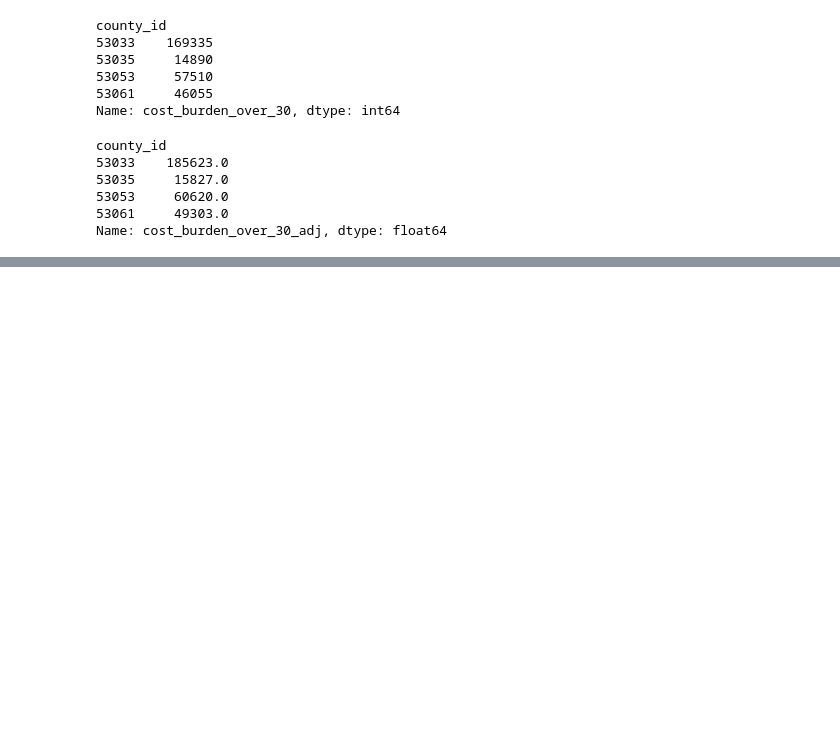
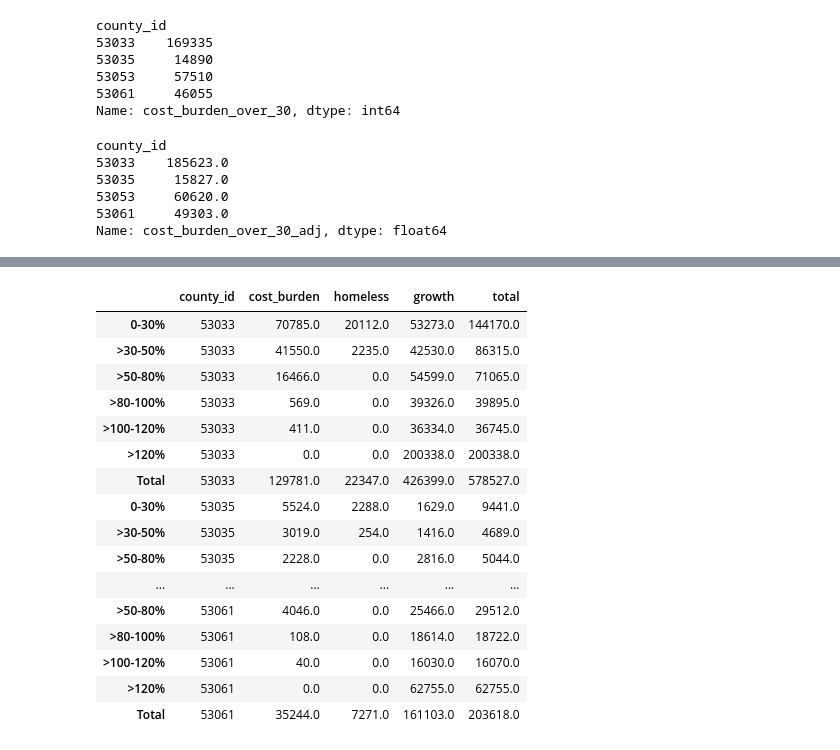
Before and after one commit to psrc/housing-need, a Jupyter notebook: projects/summer2026/scratch.ipynb, the cells around one changed output, grey strips where cells are left out. Saved outputs shown, nothing was run; the diff lists cells and outputs as text; code cells hidden in the pictures; blank space fills up the shorter version.

```diff
--- a/projects/summer2026/scratch.ipynb
+++ b/projects/summer2026/scratch.ipynb
@@ -71,0 +190,12 @@ chas
+# %%
+# Exhibit 23: additional housing to accommodate population growth
+cb_prod = cb_need.groupby('county_id')['new_production'].sum()
+ex23 = pd.DataFrame({
+    'total_net_new': county_sum[need_col] - county_sum[units_col],
+    'cost_burden_prod': cb_prod,
+    'homeless': hl[['0-30%', '>30-50%']].sum(axis=1),
+})
+ex23['growth'] = (ex23['total_net_new'] - ex23['cost_burden_prod'] - ex23['homeless']).clip(lower=0)
+# If baseline needs exceed the total, the total is raised to match and there is no growth component
+ex23['total_net_new_adj'] = ex23[['cost_burden_prod', 'homeless', 'growth']].sum(axis=1)
+ex23.round()
@@ -71,0 +262,37 @@ chas
+# %%
+# Exhibit 25: total net new housing need by income level
+cb_by_level = cb_need.pivot(index='county_id', columns='income_level', values='new_production').reindex(columns=levels)
+cb_by_level['>120%'] = 0.0
+hl_by_level = pd.DataFrame(0.0, index=cb_by_level.index, columns=levels6)
+hl_by_level[['0-30%', '>30-50%']] = hl[['0-30%', '>30-50%']]
+growth_by_level = pct.mul(ex23['growth'], axis=0)
+
+rows = []
+for cid in cb_by_level.index:
+    df = pd.DataFrame({
+        'cost_burden': cb_by_level.loc[cid], 'homeless': hl_by_level.loc[cid], 'growth': growth_by_level.loc[cid],
+    })
+    df['total'] = df.sum(axis=1)
+    df.loc['Total'] = df.sum()
+    df.insert(0, 'county_id', cid)
+    rows.append(df)
+ex25 = pd.concat(rows).round()
+ex25
+# %% [output]
+|  | county_id | cost_burden | homeless | growth | total |
+| 0-30% | 53033 | 70785.0 | 20112.0 | 53273.0 | 144170.0 |
+| >30-50% | 53033 | 41550.0 | 2235.0 | 42530.0 | 86315.0 |
+| >50-80% | 53033 | 16466.0 | 0.0 | 54599.0 | 71065.0 |
+| >80-100% | 53033 | 569.0 | 0.0 | 39326.0 | 39895.0 |
+| >100-120% | 53033 | 411.0 | 0.0 | 36334.0 | 36745.0 |
+| >120% | 53033 | 0.0 | 0.0 | 200338.0 | 200338.0 |
+| Total | 53033 | 129781.0 | 22347.0 | 426399.0 | 578527.0 |
+| 0-30% | 53035 | 5524.0 | 2288.0 | 1629.0 | 9441.0 |
+| >30-50% | 53035 | 3019.0 | 254.0 | 1416.0 | 4689.0 |
+| >50-80% | 53035 | 2228.0 | 0.0 | 2816.0 | 5044.0 |
+| ... | ... | ... | ... | ... | ... |
+| >50-80% | 53061 | 4046.0 | 0.0 | 25466.0 | 29512.0 |
+| >80-100% | 53061 | 108.0 | 0.0 | 18614.0 | 18722.0 |
+| >100-120% | 53061 | 40.0 | 0.0 | 16030.0 | 16070.0 |
+| >120% | 53061 | 0.0 | 0.0 | 62755.0 | 62755.0 |
+| Total | 53061 | 35244.0 | 7271.0 | 161103.0 | 203618.0 |
```
Also changed, not shown: parts of 5 cells of this notebook, 3 other files.
